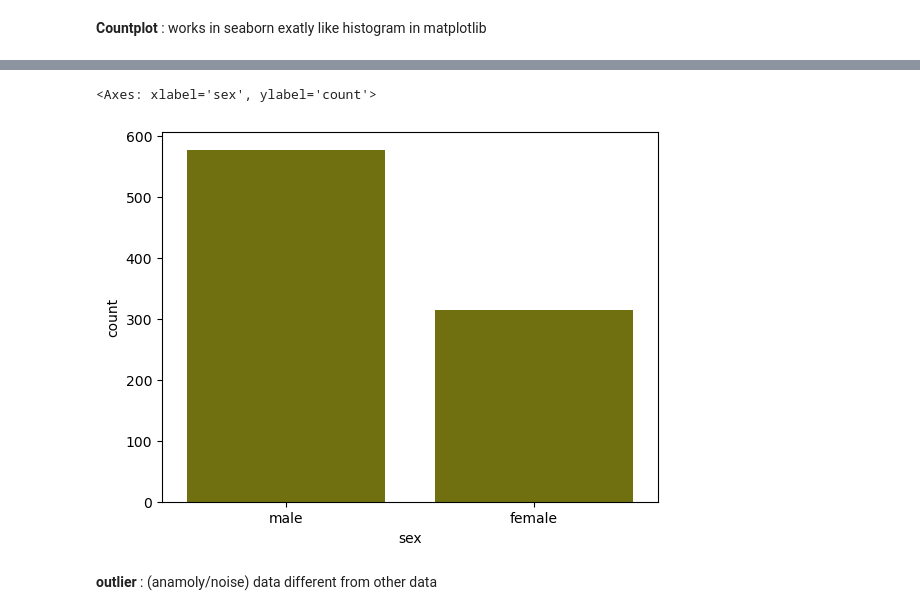
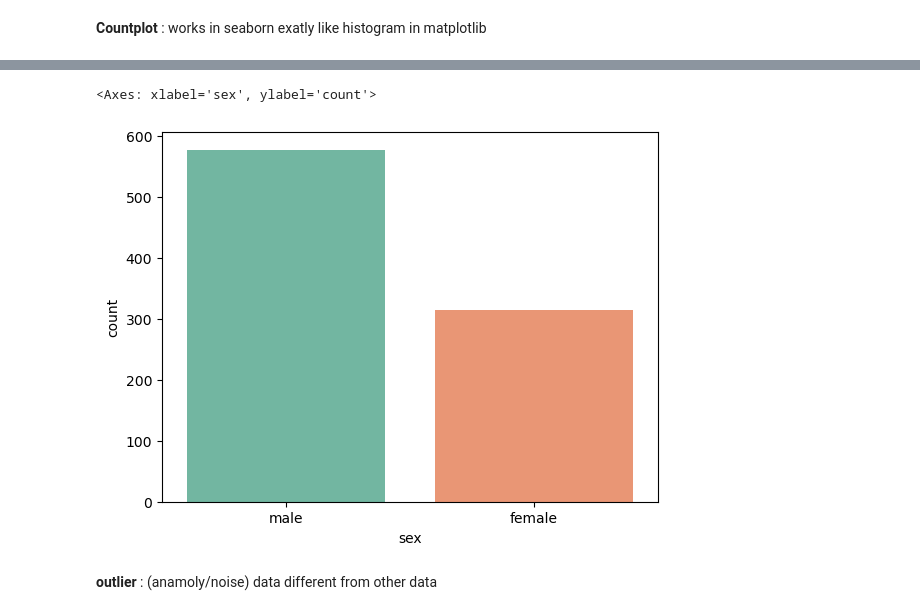
Before and after one commit to saboorkhan6/Analytics, a Jupyter notebook: seaborn/index.ipynb, the cells around one changed output, grey strips where cells are left out. Saved outputs shown, nothing was run; the diff lists cells and outputs as text; code cells hidden in the pictures.

```diff
--- a/seaborn/index.ipynb
+++ b/seaborn/index.ipynb
@@ -60,8 +75,11 @@ s1=sns.load_dataset('titanic')
 # %%
-sns.countplot(x='sex',data=s1,color='olive')
+sns.countplot(x='sex',hue='sex',data=s1,color='olive',palette='Set2',legend=False)
+# no need fort hue as it works on one part that includes two categories automatically...here i did this for adding diff colors(pallete)
+#else it would have been simply :
+# ns.countplot(x='sex',data=s1,color='olive')
 # %% [output]
 <Axes: xlabel='sex', ylabel='count'>
-[figure, old version]
+[figure, new version]
 # %% [markdown]
 **outlier** : (anamoly/noise) data different from other data
 # %%
```
Also changed, not shown: parts of 5 cells of this notebook.
